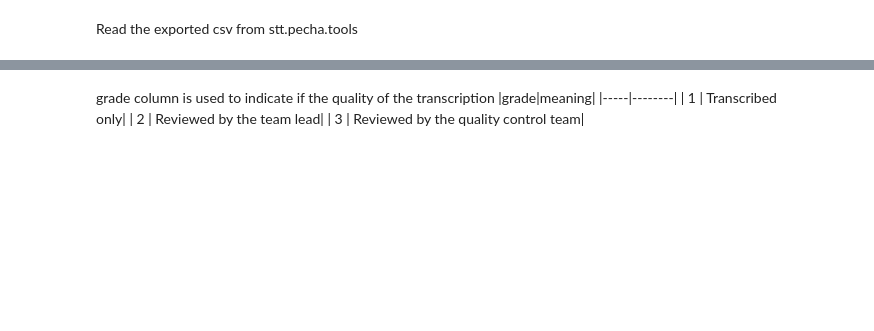
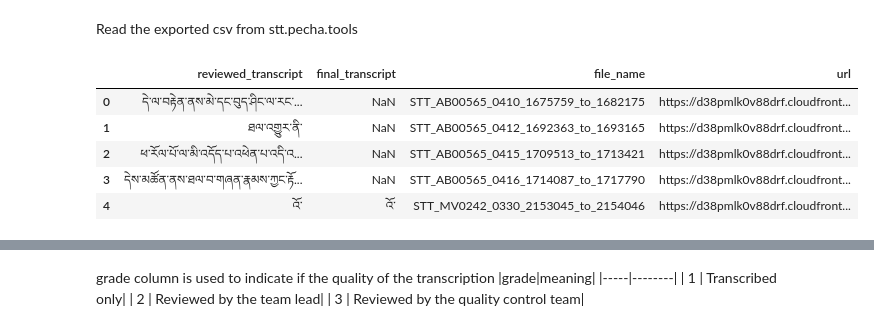
Before and after one commit to OpenPecha/stt-combine-datasets, a Jupyter notebook: 01_stt_pecha_tools.ipynb, the cells around one changed output, grey strips where cells are left out. Cells and saved outputs as stored; diff of their text form; code cells hidden in the pictures; blank space fills up the shorter version.

```diff
--- a/01_stt_pecha_tools.ipynb
+++ b/01_stt_pecha_tools.ipynb
@@ -35,2 +31,11 @@ csv_path = "/home/monlamai/_Task__202404041143.csv"
 
 df = pd.read_csv(csv_path)
+# %%
+df.head()
+# %% [output]
+|  | reviewed_transcript | final_transcript | file_name | url |
+| 0 | དེ་ལ་བརྟེན་ནས་མེ་དང་བུད་ཤིང་ལ་རང་... | NaN | STT_AB00565_0410_1675759_to_1682175 | https://d38pmlk0v88drf.cloudfront... |
+| 1 | ཐལ་འགྱུར་ནི་ | NaN | STT_AB00565_0412_1692363_to_1693165 | https://d38pmlk0v88drf.cloudfront... |
+| 2 | ཕ་རོལ་པོ་ལ་མི་འདོད་པ་འཕེན་པ་འདི་འ... | NaN | STT_AB00565_0415_1709513_to_1713421 | https://d38pmlk0v88drf.cloudfront... |
+| 3 | དེས་མཚོན་ནས་ཐལ་བ་གཞན་རྣམས་ཀྱང་རྟོ... | NaN | STT_AB00565_0416_1714087_to_1717790 | https://d38pmlk0v88drf.cloudfront... |
+| 4 | འོ་ | འོ་ | STT_MV0242_0330_2153045_to_2154046 | https://d38pmlk0v88drf.cloudfront... |
```
Also changed, not shown: parts of 10 cells of this notebook, 4 other files.
